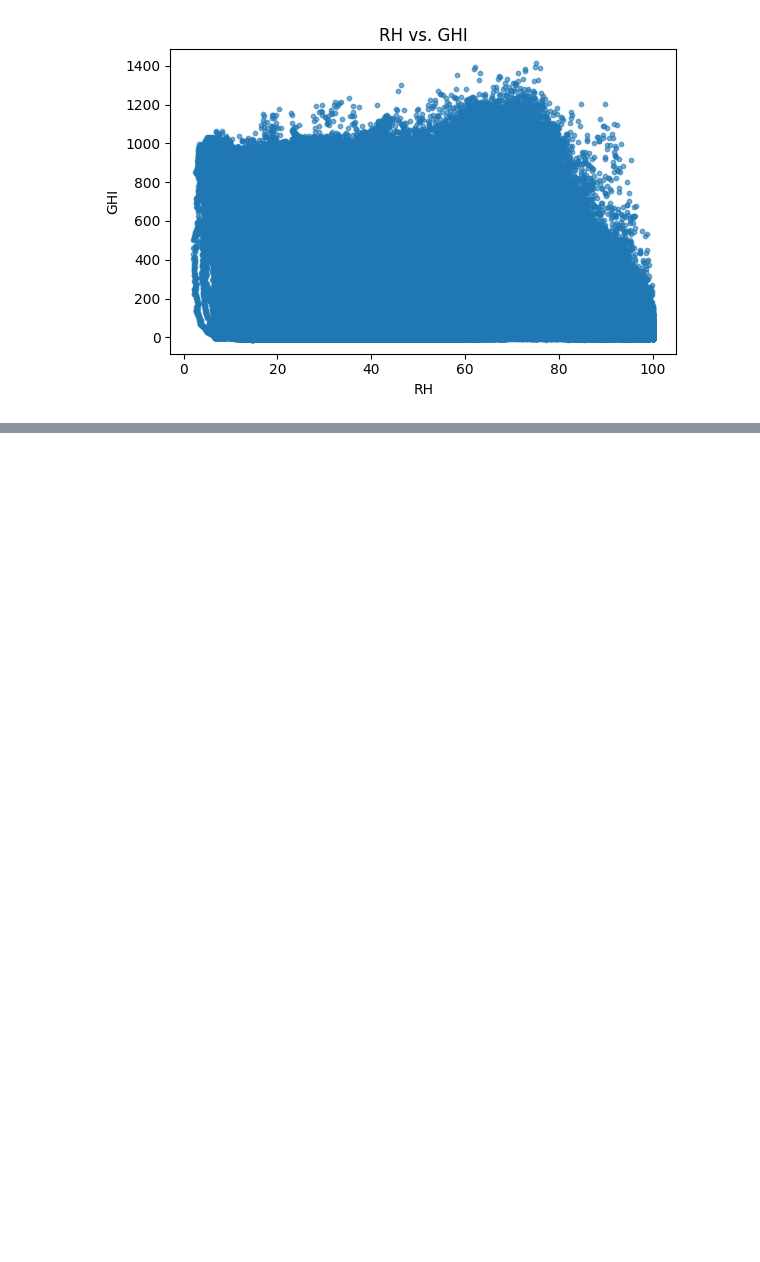
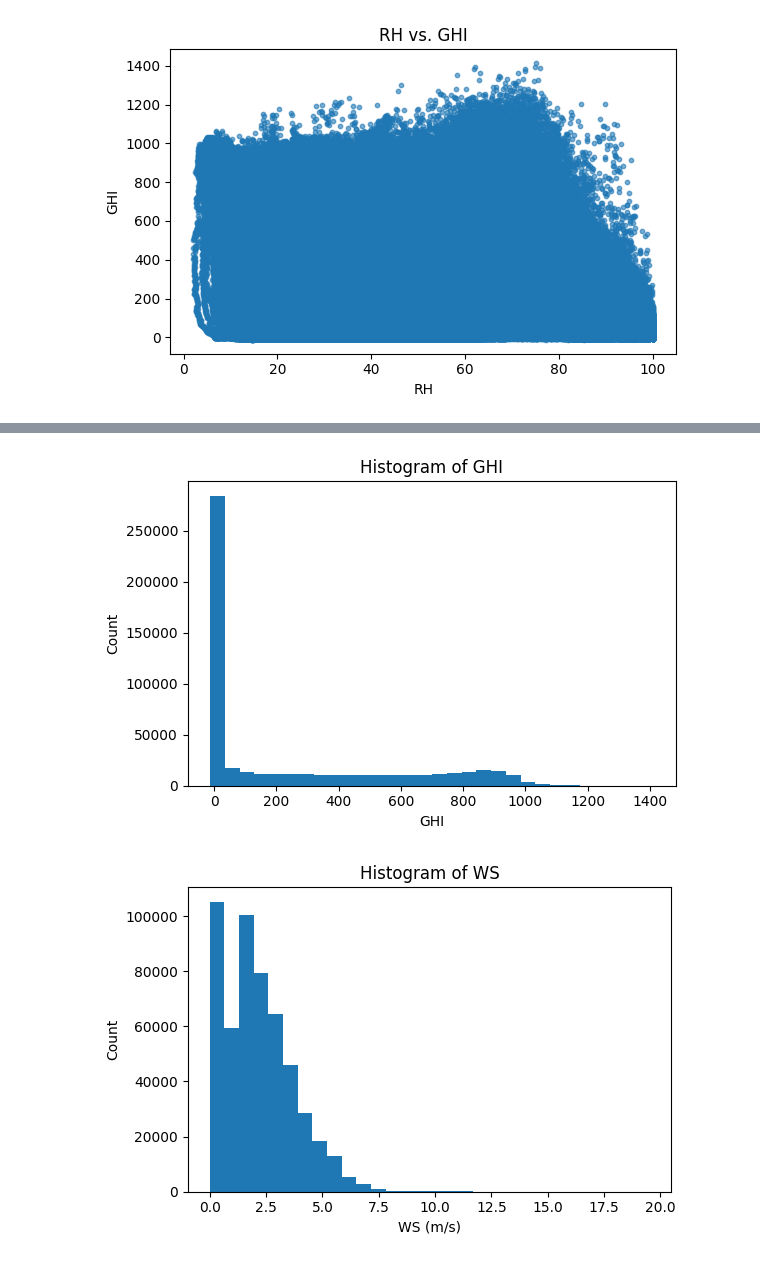
Before and after one commit to yohannesalex/solar-challenge-week1, a Jupyter notebook: notebooks/benin_eda.ipynb, the cells around one changed output, grey strips where cells are left out. Drawn from its saved outputs; the diff is of its cells as text; code cells hidden in the pictures; blank space fills up the shorter version.

```diff
--- a/notebooks/benin_eda.ipynb
+++ b/notebooks/benin_eda.ipynb
@@ -281,0 +327,20 @@ plt.show()
+# %%
+# Histograms
+plt.figure(figsize=(6, 4))
+plt.hist(df["GHI"].dropna(), bins=30)
+plt.title("Histogram of GHI")
+plt.xlabel("GHI")
+plt.ylabel("Count")
+plt.tight_layout()
+plt.show()
+
+plt.figure(figsize=(6, 4))
+plt.hist(df["WS"].dropna(), bins=30)
+plt.title("Histogram of WS")
+plt.xlabel("WS (m/s)")
+plt.ylabel("Count")
+plt.tight_layout()
+plt.show()
+# %% [output]
+[figure, added]
+[figure, added]
```
Also changed, not shown: parts of 4 cells of this notebook, 1 other file.
